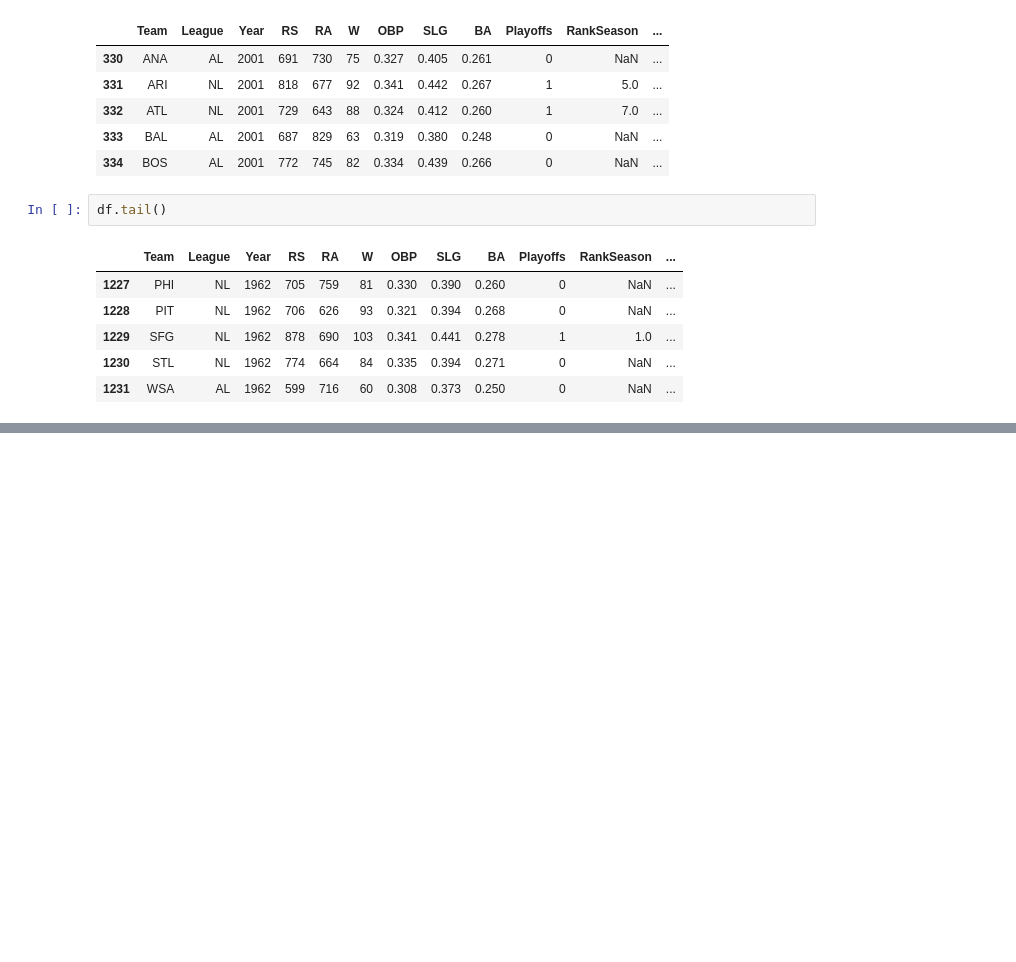
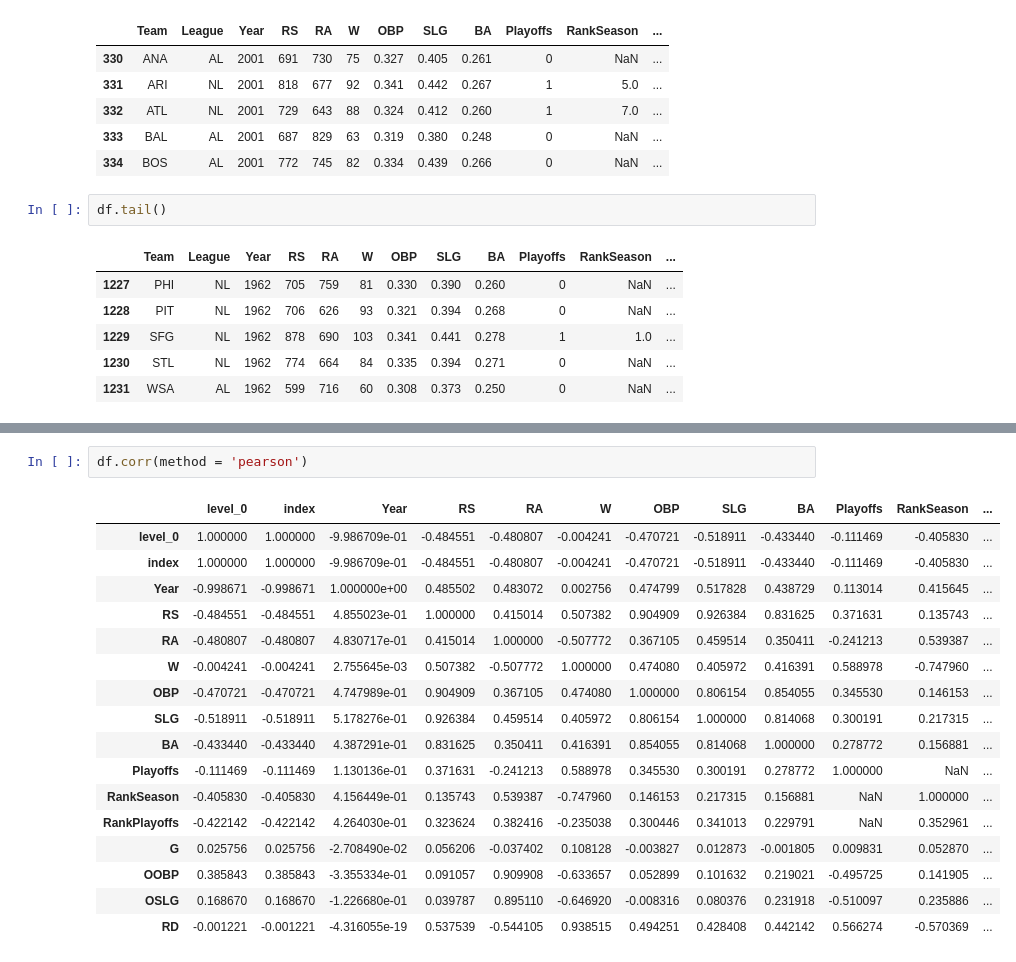
Before and after one commit to hritikb/Moneyball-Uncovering_the_process, a Jupyter notebook: Moneyball- Uncovering the Process.ipynb, the cells around one changed output, grey strips where cells are left out. Cells and saved outputs as stored; diff of their text form; blank space fills up the shorter version.

```diff
--- a/Moneyball- Uncovering the Process.ipynb
+++ b/Moneyball- Uncovering the Process.ipynb
@@ -129,0 +168,20 @@ df[df['Playoffs'] == 0].W.quantile(1)
+# %%
+df.corr(method = 'pearson')
+# %% [output]
+|  | level_0 | index | Year | RS | RA | W | OBP | SLG | BA | Playoffs | RankSeason | ... |
+| level_0 | 1.000000 | 1.000000 | -9.986709e-01 | -0.484551 | -0.480807 | -0.004241 | -0.470721 | -0.518911 | -0.433440 | -0.111469 | -0.405830 | ... |
+| index | 1.000000 | 1.000000 | -9.986709e-01 | -0.484551 | -0.480807 | -0.004241 | -0.470721 | -0.518911 | -0.433440 | -0.111469 | -0.405830 | ... |
+| Year | -0.998671 | -0.998671 | 1.000000e+00 | 0.485502 | 0.483072 | 0.002756 | 0.474799 | 0.517828 | 0.438729 | 0.113014 | 0.415645 | ... |
+| RS | -0.484551 | -0.484551 | 4.855023e-01 | 1.000000 | 0.415014 | 0.507382 | 0.904909 | 0.926384 | 0.831625 | 0.371631 | 0.135743 | ... |
+| RA | -0.480807 | -0.480807 | 4.830717e-01 | 0.415014 | 1.000000 | -0.507772 | 0.367105 | 0.459514 | 0.350411 | -0.241213 | 0.539387 | ... |
+| W | -0.004241 | -0.004241 | 2.755645e-03 | 0.507382 | -0.507772 | 1.000000 | 0.474080 | 0.405972 | 0.416391 | 0.588978 | -0.747960 | ... |
+| OBP | -0.470721 | -0.470721 | 4.747989e-01 | 0.904909 | 0.367105 | 0.474080 | 1.000000 | 0.806154 | 0.854055 | 0.345530 | 0.146153 | ... |
+| SLG | -0.518911 | -0.518911 | 5.178276e-01 | 0.926384 | 0.459514 | 0.405972 | 0.806154 | 1.000000 | 0.814068 | 0.300191 | 0.217315 | ... |
+| BA | -0.433440 | -0.433440 | 4.387291e-01 | 0.831625 | 0.350411 | 0.416391 | 0.854055 | 0.814068 | 1.000000 | 0.278772 | 0.156881 | ... |
+| Playoffs | -0.111469 | -0.111469 | 1.130136e-01 | 0.371631 | -0.241213 | 0.588978 | 0.345530 | 0.300191 | 0.278772 | 1.000000 | NaN | ... |
+| RankSeason | -0.405830 | -0.405830 | 4.156449e-01 | 0.135743 | 0.539387 | -0.747960 | 0.146153 | 0.217315 | 0.156881 | NaN | 1.000000 | ... |
+| RankPlayoffs | -0.422142 | -0.422142 | 4.264030e-01 | 0.323624 | 0.382416 | -0.235038 | 0.300446 | 0.341013 | 0.229791 | NaN | 0.352961 | ... |
+| G | 0.025756 | 0.025756 | -2.708490e-02 | 0.056206 | -0.037402 | 0.108128 | -0.003827 | 0.012873 | -0.001805 | 0.009831 | 0.052870 | ... |
+| OOBP | 0.385843 | 0.385843 | -3.355334e-01 | 0.091057 | 0.909908 | -0.633657 | 0.052899 | 0.101632 | 0.219021 | -0.495725 | 0.141905 | ... |
+| OSLG | 0.168670 | 0.168670 | -1.226680e-01 | 0.039787 | 0.895110 | -0.646920 | -0.008316 | 0.080376 | 0.231918 | -0.510097 | 0.235886 | ... |
+| RD | -0.001221 | -0.001221 | -4.316055e-19 | 0.537539 | -0.544105 | 0.938515 | 0.494251 | 0.428408 | 0.442142 | 0.566274 | -0.570369 | ... |
```
Also changed, not shown: parts of 36 cells of this notebook.
